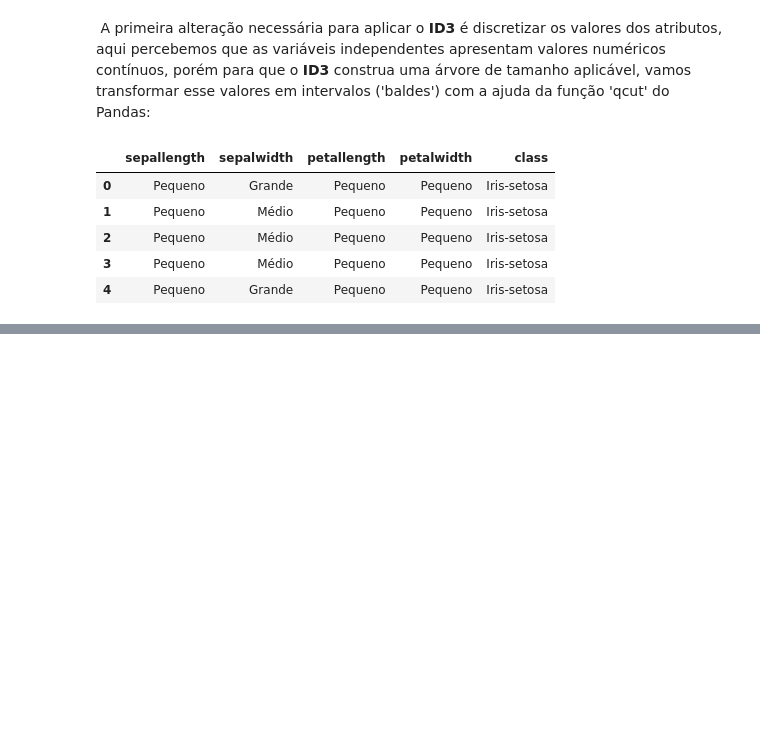
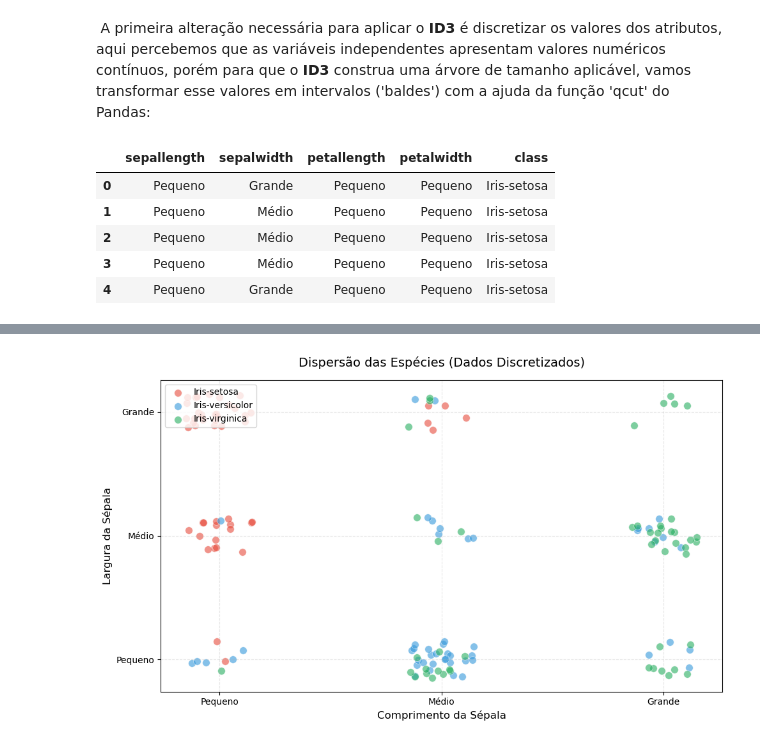
Before and after one commit to amandacalu/IA-2526-Project, a Jupyter notebook: notebooks/final_submission.ipynb, the cells around one changed output, grey strips where cells are left out. Saved outputs shown, nothing was run; the diff lists cells and outputs as text; code cells hidden in the pictures; blank space fills up the shorter version.

```diff
--- a/notebooks/final_submission.ipynb
+++ b/notebooks/final_submission.ipynb
@@ -190,0 +273,4 @@ print(json.dumps(arvore,indent=4, ensure_ascii=False))
+# %%
+pp.plot_dispersao_sepal(df_disc) #Gráfico de Dispersão - Sépalas
+# %% [output]
+[figure, added]
```
Also changed, not shown: parts of 17 cells of this notebook, 6 other files.
